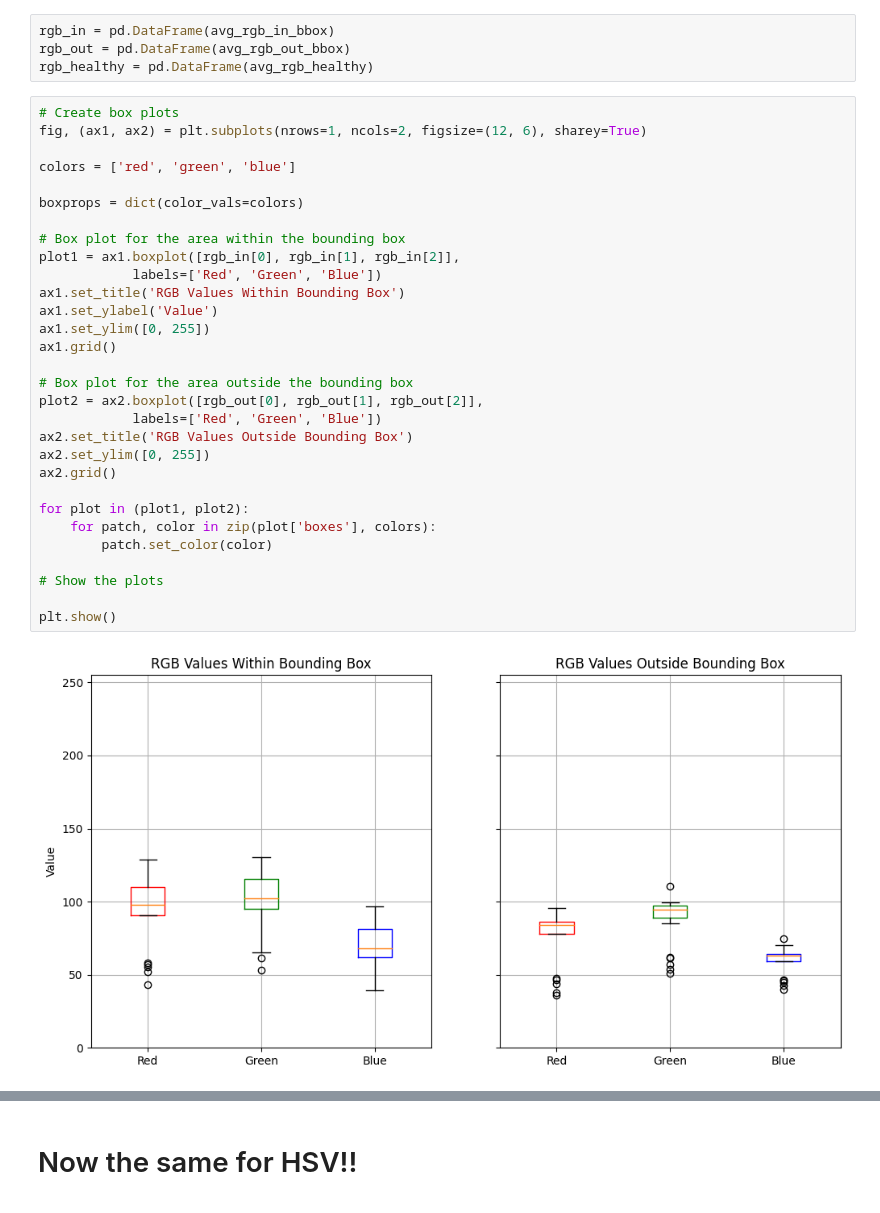
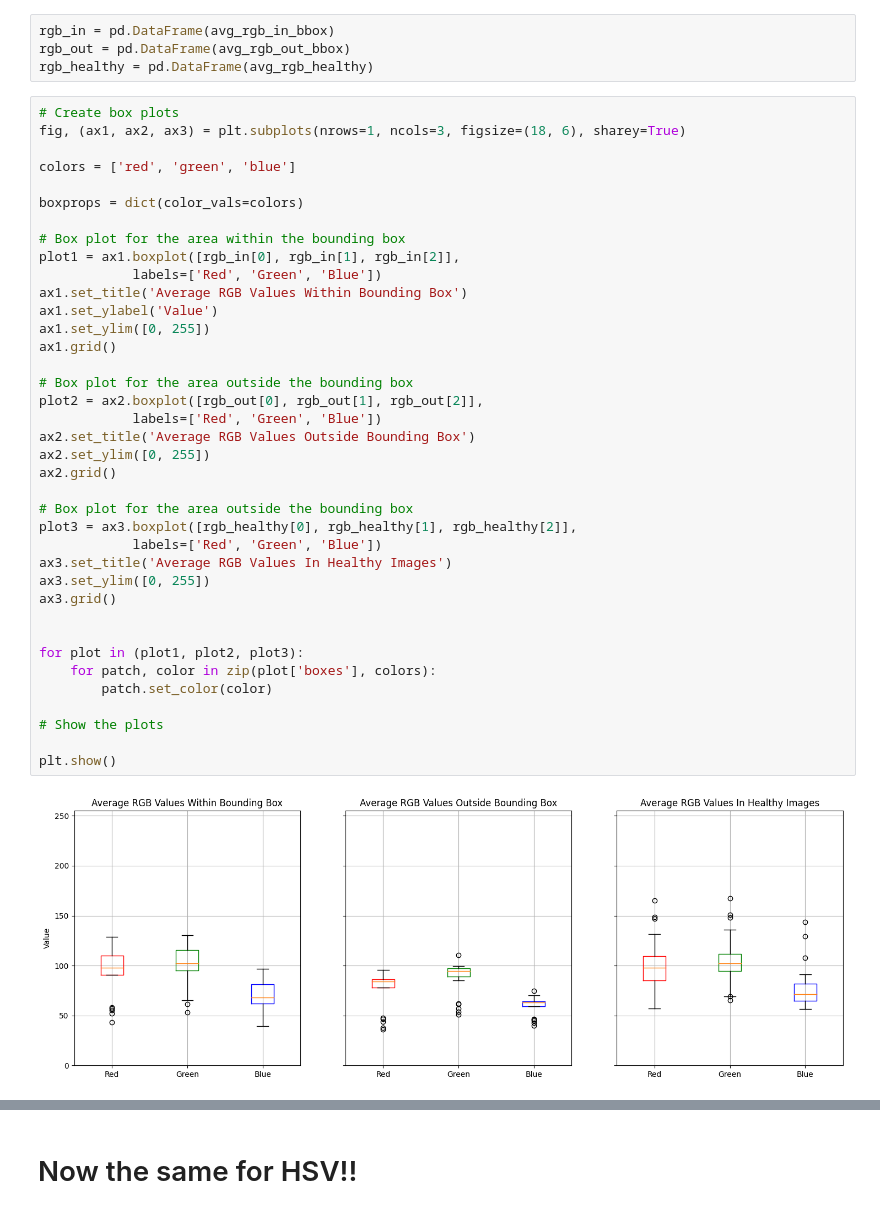
Before and after one commit to Cavesprout/ML-sick-tree-id, a Jupyter notebook: Checkpoint_2/EDA_graphs.ipynb, the cells around one changed output, grey strips where cells are left out. Drawn from its saved outputs; the diff is of its cells as text.

Commit message:
Created graphs with Healthy section

```diff
--- a/Checkpoint_2/EDA_graphs.ipynb
+++ b/Checkpoint_2/EDA_graphs.ipynb
@@ -84,36 +84,44 @@ rgb_out = pd.DataFrame(avg_rgb_out_bbox)
 rgb_healthy = pd.DataFrame(avg_rgb_healthy)
 # %%
 # Create box plots
-fig, (ax1, ax2) = plt.subplots(nrows=1, ncols=2, figsize=(12, 6), sharey=True)
+fig, (ax1, ax2, ax3) = plt.subplots(nrows=1, ncols=3, figsize=(18, 6), sharey=True)
 
 colors = ['red', 'green', 'blue']
 
 boxprops = dict(color_vals=colors)
 
 # Box plot for the area within the bounding box
 plot1 = ax1.boxplot([rgb_in[0], rgb_in[1], rgb_in[2]],
             labels=['Red', 'Green', 'Blue'])
-ax1.set_title('RGB Values Within Bounding Box')
+ax1.set_title('Average RGB Values Within Bounding Box')
 ax1.set_ylabel('Value')
 ax1.set_ylim([0, 255])
 ax1.grid()
 
 # Box plot for the area outside the bounding box
 plot2 = ax2.boxplot([rgb_out[0], rgb_out[1], rgb_out[2]],
             labels=['Red', 'Green', 'Blue'])
-ax2.set_title('RGB Values Outside Bounding Box')
+ax2.set_title('Average RGB Values Outside Bounding Box')
 ax2.set_ylim([0, 255])
 ax2.grid()
 
-for plot in (plot1, plot2):
+# Box plot for the area outside the bounding box
+plot3 = ax3.boxplot([rgb_healthy[0], rgb_healthy[1], rgb_healthy[2]],
+            labels=['Red', 'Green', 'Blue'])
+ax3.set_title('Average RGB Values In Healthy Images')
+ax3.set_ylim([0, 255])
+ax3.grid()
+
+
+for plot in (plot1, plot2, plot3):
     for patch, color in zip(plot['boxes'], colors):
         patch.set_color(color)
 
 # Show the plots
 
 plt.show()
 # %% [output]
-[figure, old version]
+[figure, new version]
 # %%
 in_red_val_count = np.zeros(256, int)
 in_green_val_count = np.zeros(256, int)
```
Also changed, not shown: parts of 7 cells of this notebook.
